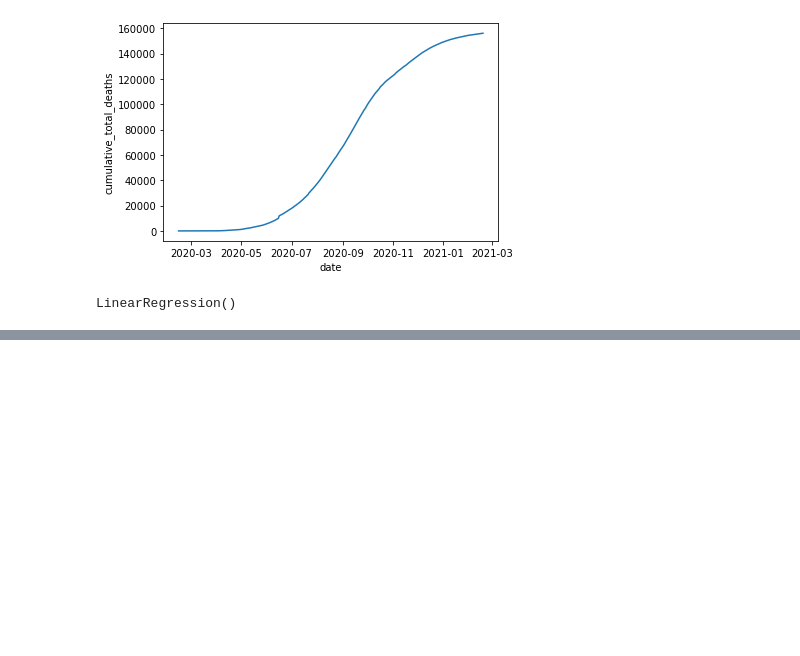
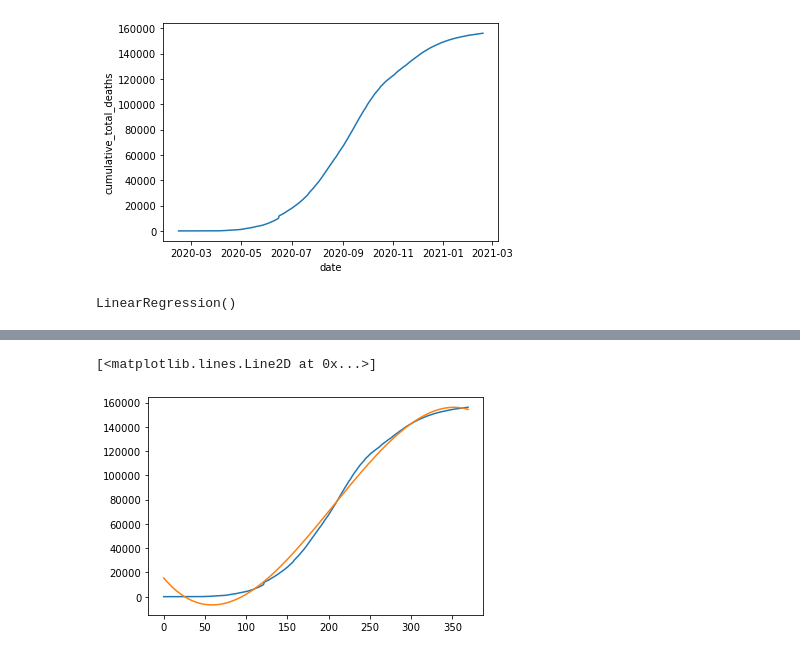
Before and after one commit to siktasharma/Covid-19-Death-Analysis, a Jupyter notebook: covid 19 analysis.ipynb, the cells around one changed output, grey strips where cells are left out. Drawn from its saved outputs; the diff is of its cells as text; code cells hidden in the pictures; blank space fills up the shorter version.

```diff
--- a/covid 19 analysis.ipynb
+++ b/covid 19 analysis.ipynb
@@ -174,0 +209,8 @@ TypeError: The DTypes <class 'numpy.dtype[float64]'> and <class 'numpy.dtype[dat
+# %%
+poly_preds_all = polreg.predict(X_poly)
+# %%
+plt.plot(y)
+plt.plot(poly_preds_all)
+# %% [output]
+[<matplotlib.lines.Line2D at 0x...>]
+[figure, added]
```
Also changed, not shown: parts of 17 cells of this notebook.
